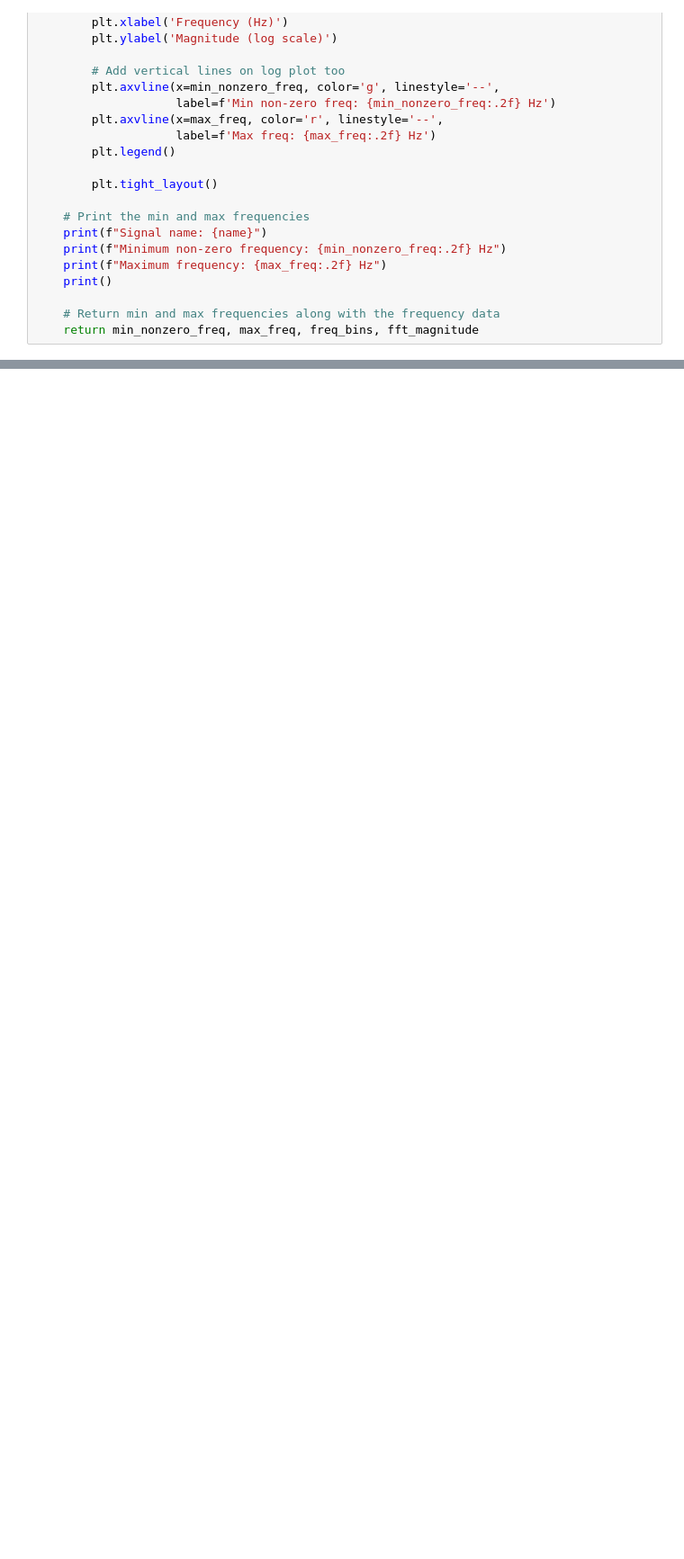
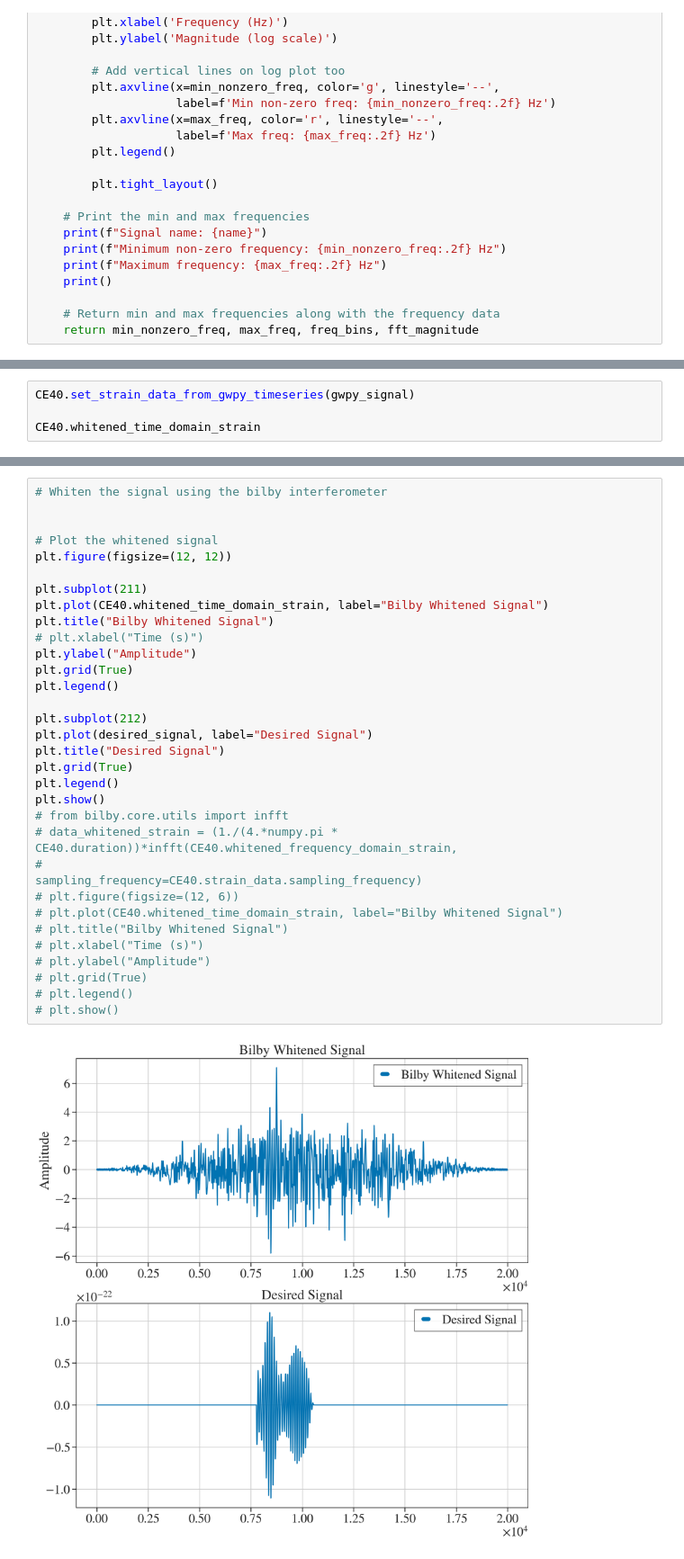
Before and after one commit to aashraychegu/gravitas_prime_dev, a Jupyter notebook: test.ipynb, the cells around one changed output, grey strips where cells are left out. Shown at 90% size. Drawn from its saved outputs; the diff is of its cells as text; blank space fills up the shorter version.

```diff
--- a/test.ipynb
+++ b/test.ipynb
@@ -425,0 +479,4 @@ plt.show()
+# %%
+CE40.set_strain_data_from_gwpy_timeseries(gwpy_signal)
+
+CE40.whitened_time_domain_strain
@@ -425,0 +486,34 @@ plt.show()
+# %%
+# Whiten the signal using the bilby interferometer
+
+
+# Plot the whitened signal
+plt.figure(figsize=(12, 12))
+
+plt.subplot(211)
+plt.plot(CE40.whitened_time_domain_strain, label="Bilby Whitened Signal")
+plt.title("Bilby Whitened Signal")
+# plt.xlabel("Time (s)")
+plt.ylabel("Amplitude")
+plt.grid(True)
+plt.legend()
+
+plt.subplot(212)
+plt.plot(desired_signal, label="Desired Signal")
+plt.title("Desired Signal")
+plt.grid(True)
+plt.legend()
+plt.show()
+# from bilby.core.utils import infft
+# data_whitened_strain = (1./(4.*numpy.pi * CE40.duration))*infft(CE40.whitened_frequency_domain_strain,
+#                                                                  sampling_frequency=CE40.strain_data.sampling_frequency)
+# plt.figure(figsize=(12, 6))
+# plt.plot(CE40.whitened_time_domain_strain, label="Bilby Whitened Signal")
+# plt.title("Bilby Whitened Signal")
+# plt.xlabel("Time (s)")
+# plt.ylabel("Amplitude")
+# plt.grid(True)
+# plt.legend()
+# plt.show()
+# %% [output]
+[figure, added]
```
Also changed, not shown: parts of 11 cells of this notebook.
